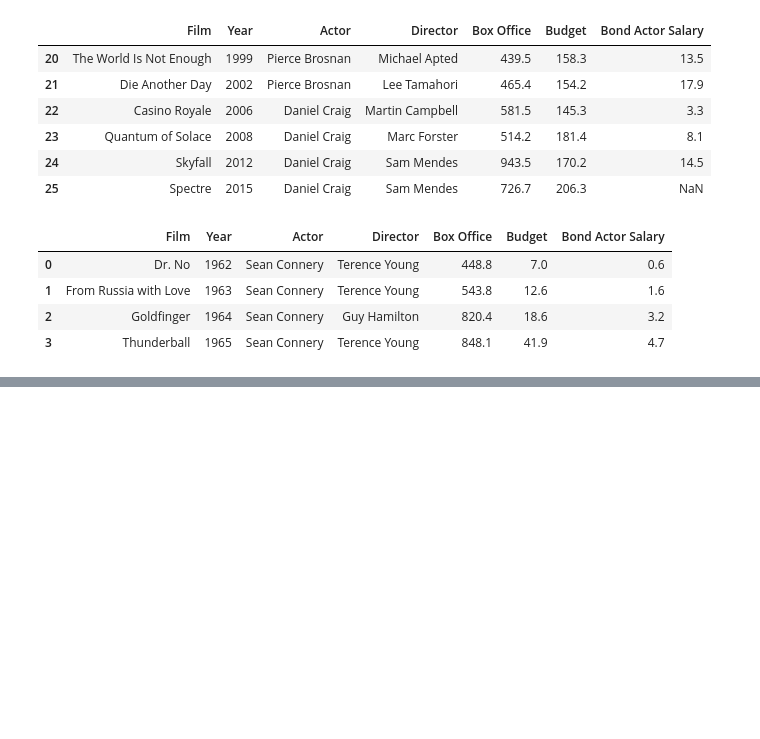
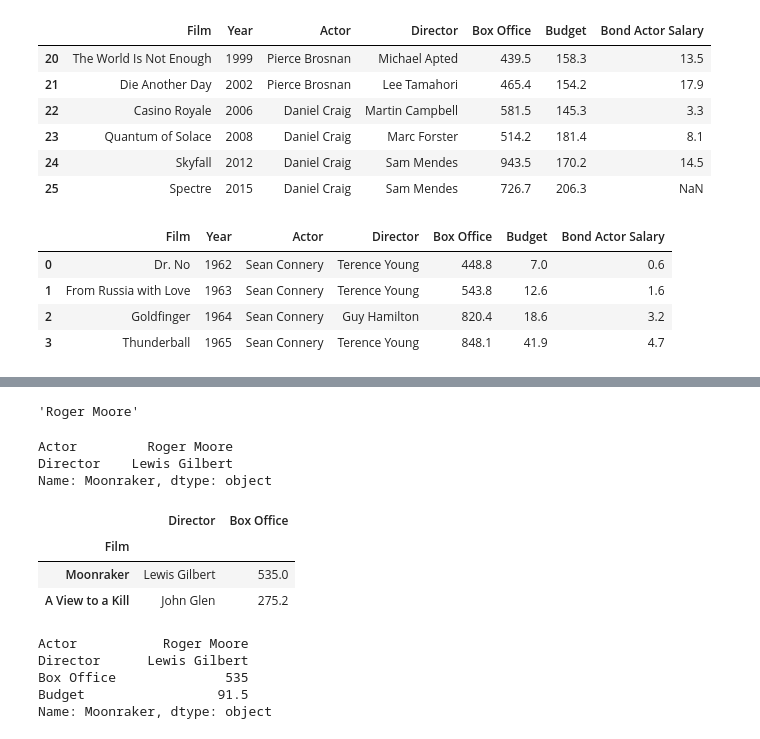
Before and after one commit to matt-c-knight/Udemy-data_analysis_pandas, a Jupyter notebook: DataFrames3.ipynb, the cells around one changed output, grey strips where cells are left out. Saved outputs shown, nothing was run; the diff lists cells and outputs as text; code cells hidden in the pictures; blank space fills up the shorter version.

```diff
--- a/DataFrames3.ipynb
+++ b/DataFrames3.ipynb
@@ -222,0 +265,28 @@ bond.iloc[:4]
+# %%
+#Access the index, then the column
+bond.loc['Moonraker', 'Actor']
+# %% [output]
+'Roger Moore'
+# %%
+#Get multiple columns
+bond.loc['Moonraker', ['Actor', 'Director']]
+# %% [output]
+Actor         Roger Moore
+Director    Lewis Gilbert
+Name: Moonraker, dtype: object
+# %%
+bond.loc[['Moonraker', 'A View to a Kill'], ['Director', 'Box Office']]
+# %% [output]
+|  | Director | Box Office |
+| Film |  |  |
+| Moonraker | Lewis Gilbert | 535.0 |
+| A View to a Kill | John Glen | 275.2 |
+# %%
+#Get everything from actor to budget
+bond.loc['Moonraker', 'Actor': 'Budget']
+# %% [output]
+Actor           Roger Moore
+Director      Lewis Gilbert
+Box Office              535
+Budget                 91.5
+Name: Moonraker, dtype: object
```
Also changed, not shown: parts of 8 cells of this notebook.
